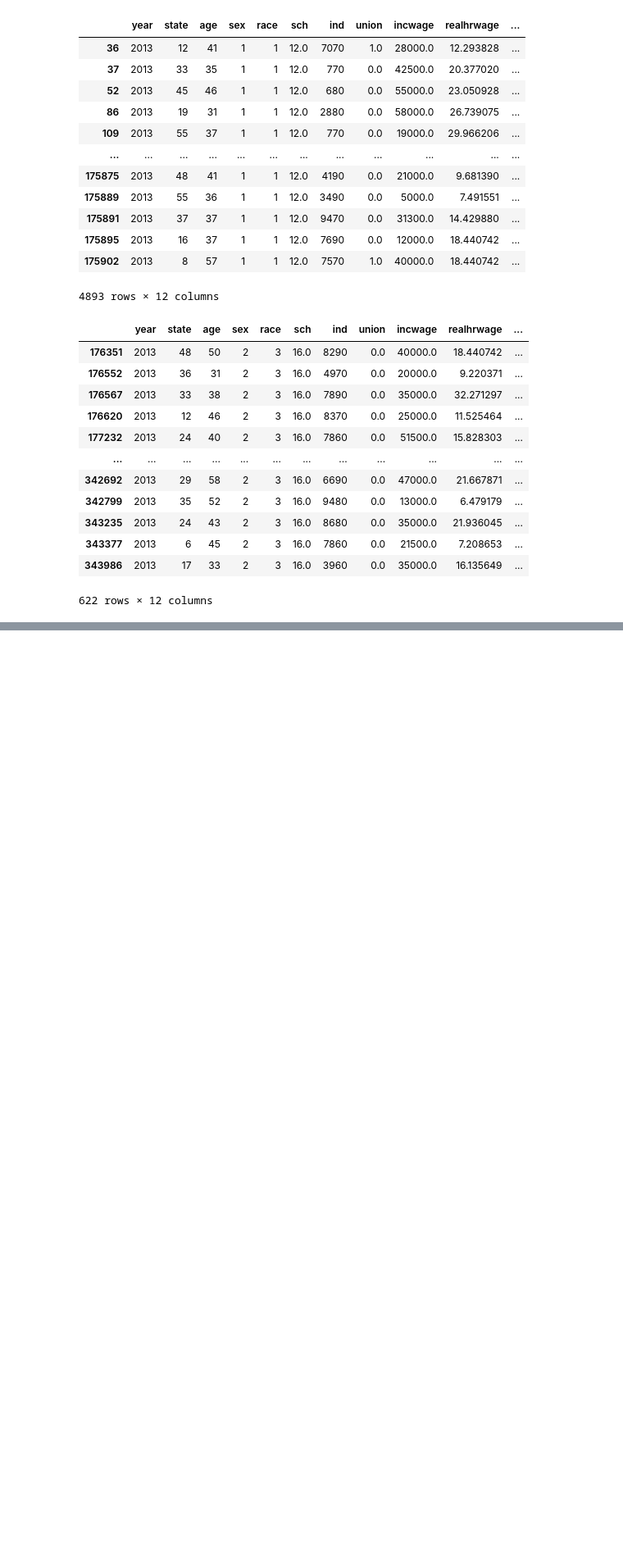
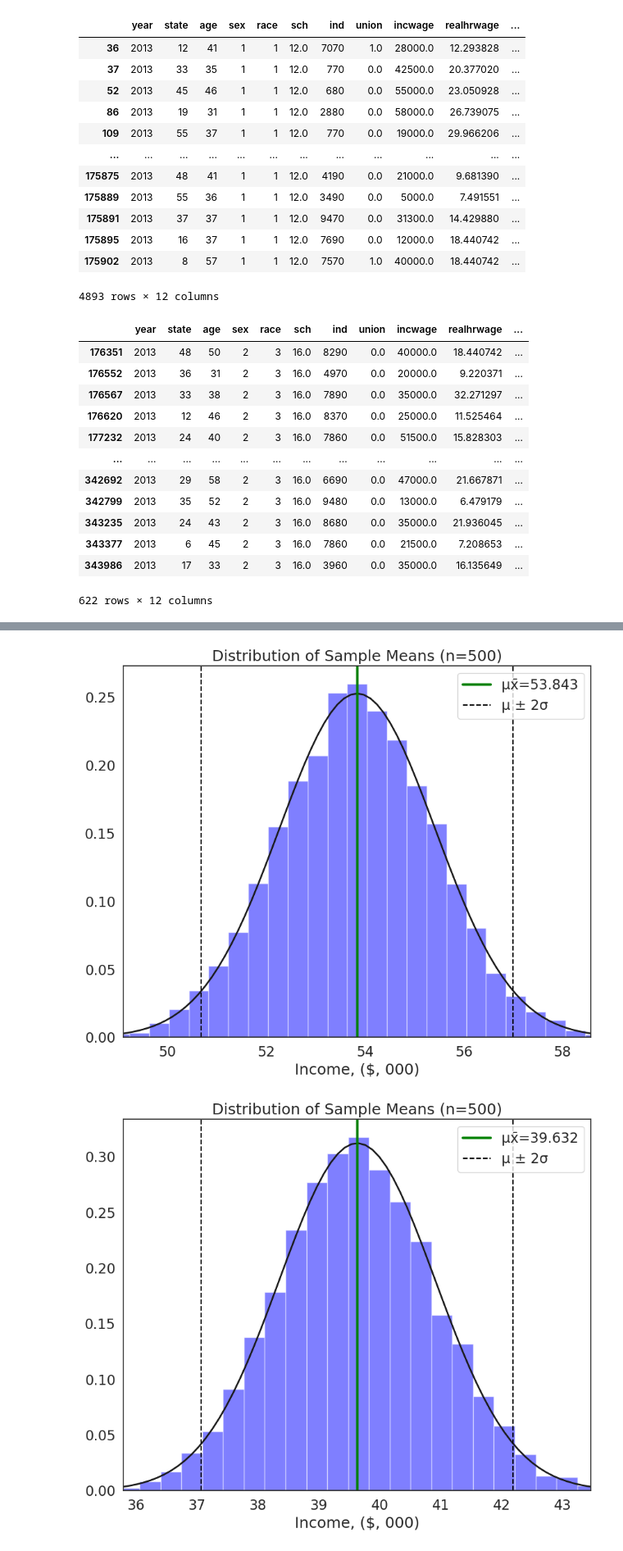
Before and after one commit to biancagallarati/QM2, a Jupyter notebook: notebooks/W05. Distributions and Basic Statistics.ipynb, the cells around one changed output, grey strips where cells are left out. Shown at 82% size. Saved outputs shown, nothing was run; the diff lists cells and outputs as text; code cells hidden in the pictures; blank space fills up the shorter version.

```diff
--- a/notebooks/W05. Distributions and Basic Statistics.ipynb
+++ b/notebooks/W05. Distributions and Basic Statistics.ipynb
@@ -735,6 +759,15 @@ def plot_sample_means(var, xlab, sample_size): # define a function called plot_s
     plt.title('Distribution of Sample Means (n={})'.format(sample_size))
     plt.xlim(mu-se*3, mu+se*3)
     plt.show()
+# %%
+white_men_hs=df[(df['race'] == 1) & (df['sex'] == 1) & (df['sch'] == 12)]
+hispanic_women_ba=df[(df['race'] == 3) & (df['sex'] == 2) & (df['sch'] == 16)]
+
+plot_sample_means(men, xlab='Income, ($, 000)', sample_size=500)
+plot_sample_means(women, xlab='Income, ($, 000)', sample_size=500)
+# %% [output]
+[figure, added]
+[figure, added]
 # %%
 plot_sample_means(df['income'], xlab='Income, ($, 000)', sample_size=1000)
 # %% [output]
```
Also changed, not shown: parts of 8 cells of this notebook.
